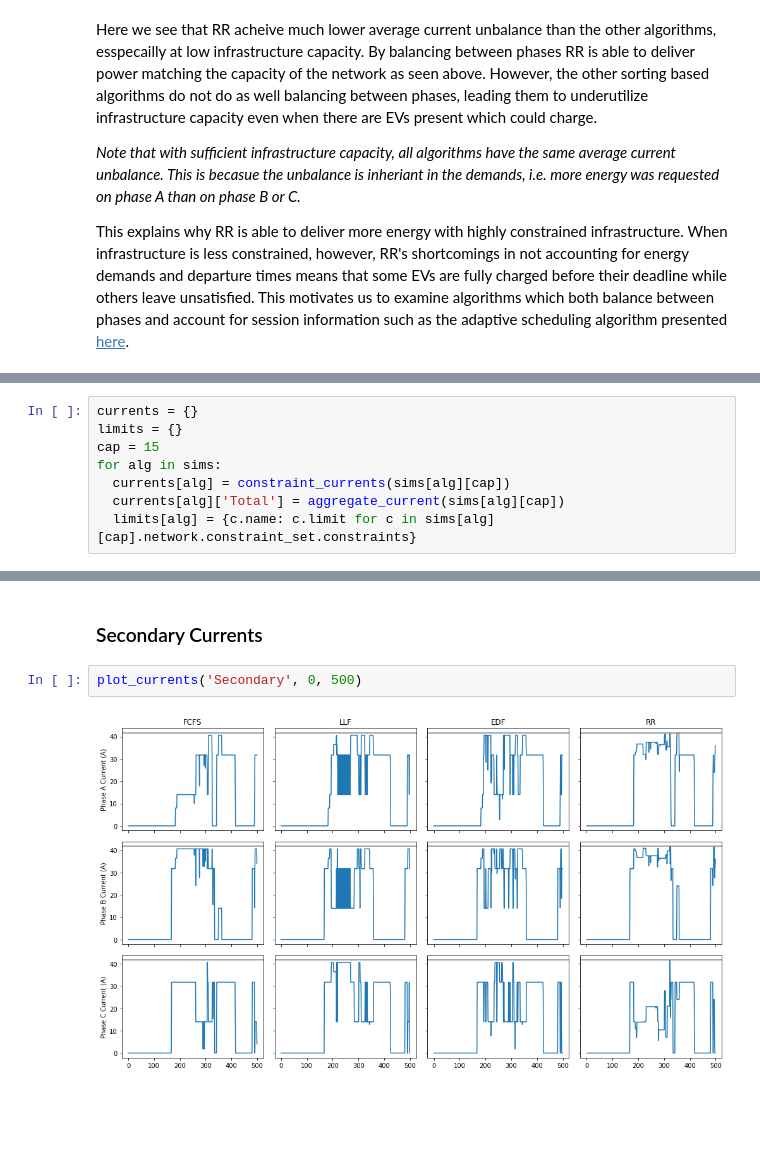
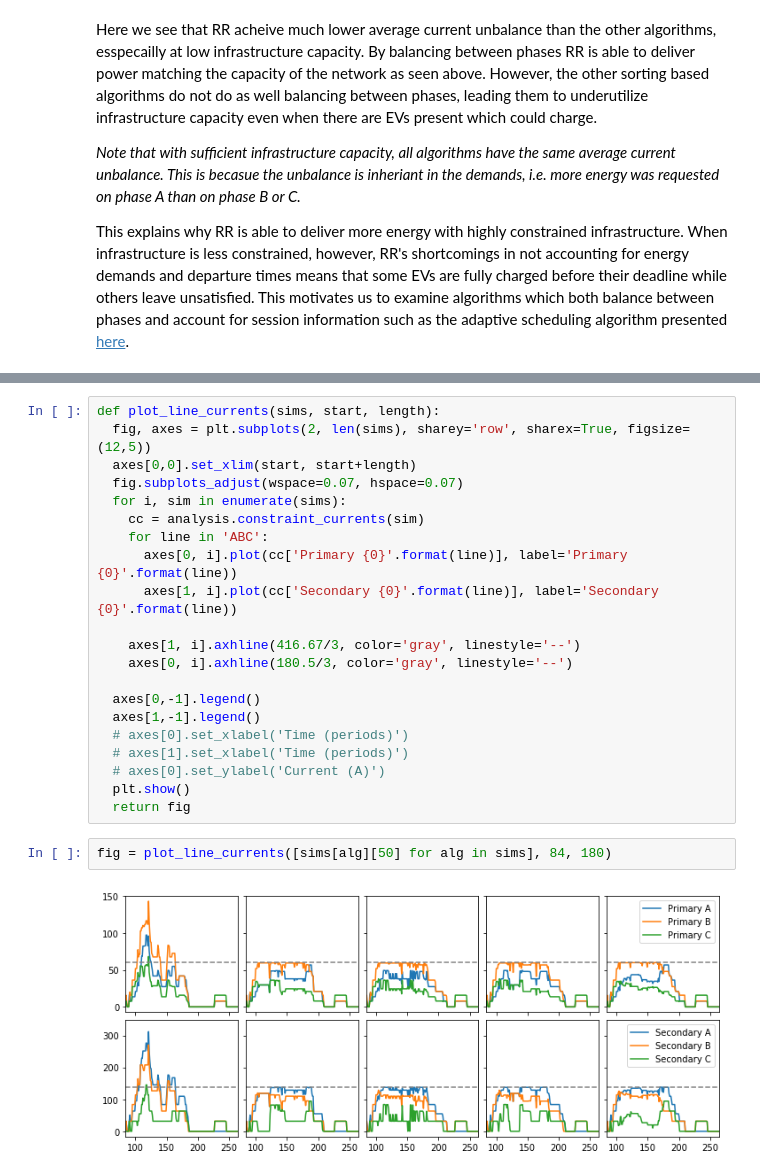
Before and after one commit to caltech-netlab/acnportal-experiments, a Jupyter notebook: baseline_algorithms_w_constrained_infrastructure.ipynb, the cells around one changed output, grey strips where cells are left out. Saved outputs shown, nothing was run; the diff lists cells and outputs as text; blank space fills up the shorter version.

```diff
--- a/baseline_algorithms_w_constrained_infrastructure.ipynb
+++ b/baseline_algorithms_w_constrained_infrastructure.ipynb
@@ -135,9 +163 @@ This explains why RR is able to deliver more energy with highly constrained infr
 ACN-Sim also allows us to take a deeper dive into the currents in our simulations. Here we visualize the line currents on the primary and secondary side of the transformer feeding the Caltech ACN for each algorithm.
-# %%
-currents = {}
-limits = {}
-cap = 15
-for alg in sims:
-  currents[alg] = constraint_currents(sims[alg][cap])
-  currents[alg]['Total'] = aggregate_current(sims[alg][cap])
-  limits[alg] = {c.name: c.limit for c in sims[alg][cap].network.constraint_set.constraints}
@@ -168,6 +164,25 @@ plot_currents('Primary', 0, 500)
-# %% [markdown]
-### Secondary Currents
-# %%
-plot_currents('Secondary', 0, 500)
-# %% [output]
-[figure, removed]
+# %%
+def plot_line_currents(sims, start, length):
+  fig, axes = plt.subplots(2, len(sims), sharey='row', sharex=True, figsize=(12,5))
+  axes[0,0].set_xlim(start, start+length)
+  fig.subplots_adjust(wspace=0.07, hspace=0.07)
+  for i, sim in enumerate(sims):
+    cc = analysis.constraint_currents(sim)
+    for line in 'ABC':
+      axes[0, i].plot(cc['Primary {0}'.format(line)], label='Primary {0}'.format(line))
+      axes[1, i].plot(cc['Secondary {0}'.format(line)], label='Secondary {0}'.format(line))
+
+    axes[1, i].axhline(416.67/3, color='gray', linestyle='--')
+    axes[0, i].axhline(180.5/3, color='gray', linestyle='--')
+
+  axes[0,-1].legend()
+  axes[1,-1].legend()
+  # axes[0].set_xlabel('Time (periods)')
+  # axes[1].set_xlabel('Time (periods)')
+  # axes[0].set_ylabel('Current (A)')
+  plt.show()
+  return fig
+# %%
+fig = plot_line_currents([sims[alg][50] for alg in sims], 84, 180)
+# %% [output]
+[figure, added]
```
Also changed, not shown: parts of 20 cells of this notebook.
